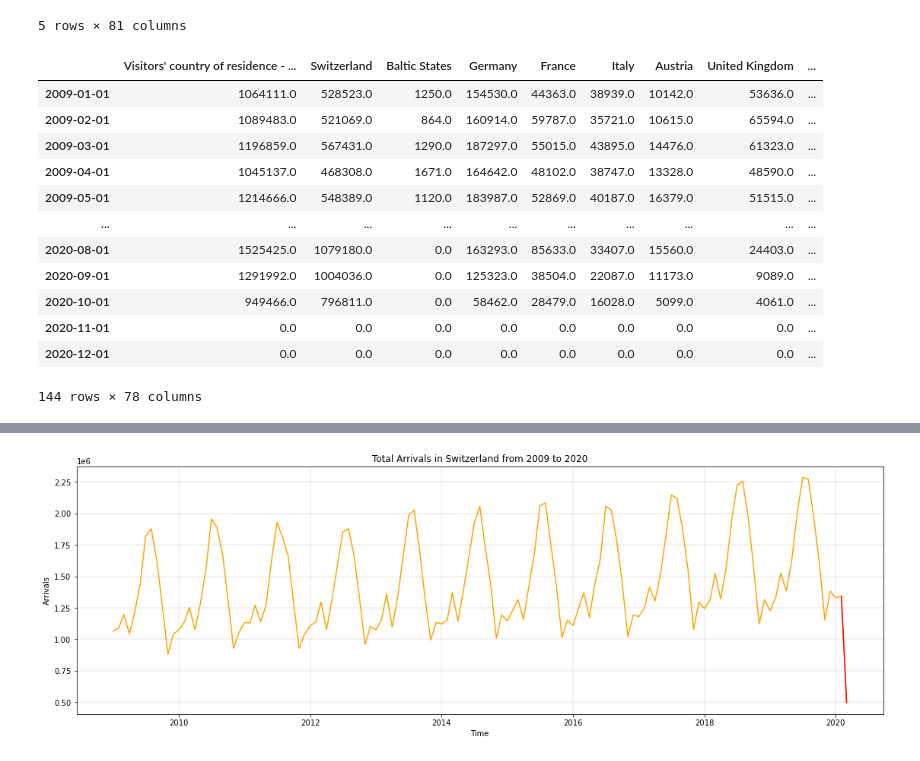
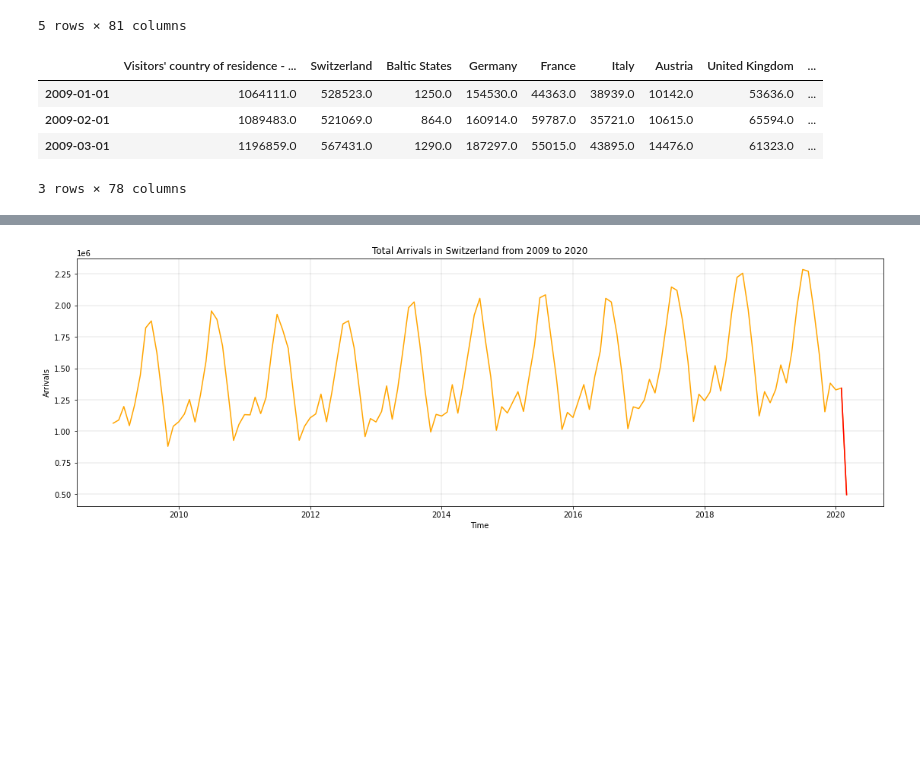
Before and after one commit to naayem/SwissHotelArrivalsPredictor, a Jupyter notebook: Project.ipynb, the cells around one changed output, grey strips where cells are left out. Cells and saved outputs as stored; diff of their text form; code cells hidden in the pictures; blank space fills up the shorter version.

```diff
--- a/Project.ipynb
+++ b/Project.ipynb
@@ -39,16 +50,8 @@ data.columns =  [f(x) for x in data.columns]
 # %%
-data
+data.head(3)
 # %% [output]
 |  | Visitors' country of residence - ... | Switzerland | Baltic States | Germany | France | Italy | Austria | United Kingdom | ... |
 | 2009-01-01 | 1064111.0 | 528523.0 | 1250.0 | 154530.0 | 44363.0 | 38939.0 | 10142.0 | 53636.0 | ... |
 | 2009-02-01 | 1089483.0 | 521069.0 | 864.0 | 160914.0 | 59787.0 | 35721.0 | 10615.0 | 65594.0 | ... |
 | 2009-03-01 | 1196859.0 | 567431.0 | 1290.0 | 187297.0 | 55015.0 | 43895.0 | 14476.0 | 61323.0 | ... |
-| 2009-04-01 | 1045137.0 | 468308.0 | 1671.0 | 164642.0 | 48102.0 | 38747.0 | 13328.0 | 48590.0 | ... |
-| 2009-05-01 | 1214666.0 | 548389.0 | 1120.0 | 183987.0 | 52869.0 | 40187.0 | 16379.0 | 51515.0 | ... |
-| ... | ... | ... | ... | ... | ... | ... | ... | ... | ... |
-| 2020-08-01 | 1525425.0 | 1079180.0 | 0.0 | 163293.0 | 85633.0 | 33407.0 | 15560.0 | 24403.0 | ... |
-| 2020-09-01 | 1291992.0 | 1004036.0 | 0.0 | 125323.0 | 38504.0 | 22087.0 | 11173.0 | 9089.0 | ... |
-| 2020-10-01 | 949466.0 | 796811.0 | 0.0 | 58462.0 | 28479.0 | 16028.0 | 5099.0 | 4061.0 | ... |
-| 2020-11-01 | 0.0 | 0.0 | 0.0 | 0.0 | 0.0 | 0.0 | 0.0 | 0.0 | ... |
-| 2020-12-01 | 0.0 | 0.0 | 0.0 | 0.0 | 0.0 | 0.0 | 0.0 | 0.0 | ... |
-144 rows × 78 columns
+3 rows × 78 columns
```
Also changed, not shown: parts of 17 cells of this notebook, 4 other files.
